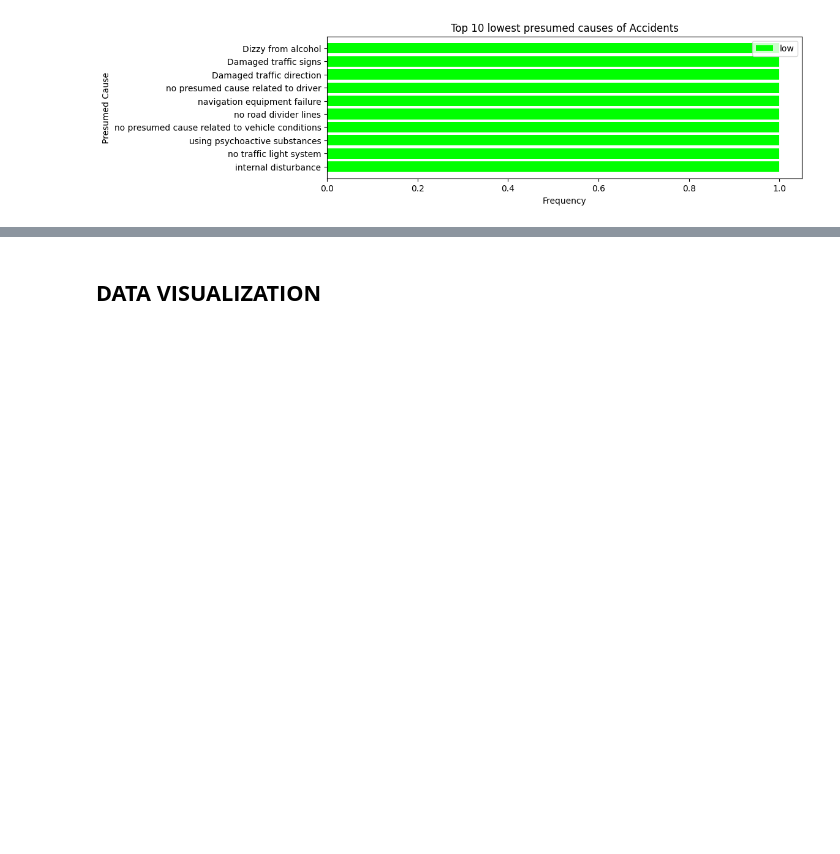
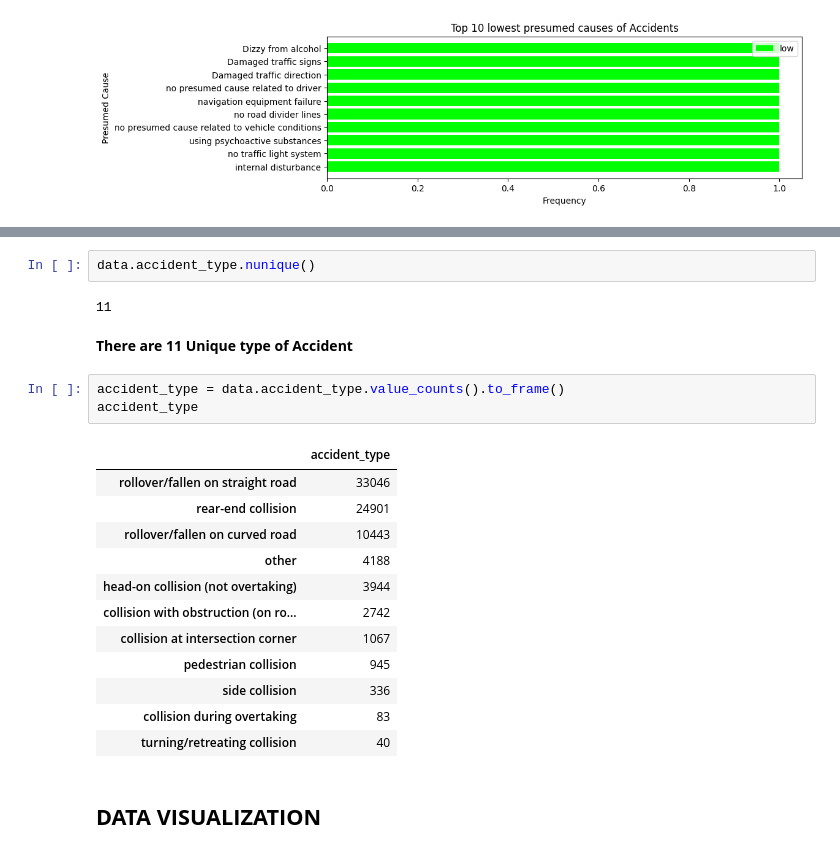
Before and after one commit to LegendSeyi/Thai_Road_Accident_Data_Analysis, a Jupyter notebook: Thai_Road_Accident_data_analysis.ipynb, the cells around one changed output, grey strips where cells are left out. Saved outputs shown, nothing was run; the diff lists cells and outputs as text; blank space fills up the shorter version.

```diff
--- a/Thai_Road_Accident_data_analysis.ipynb
+++ b/Thai_Road_Accident_data_analysis.ipynb
@@ -1328,3 +1335,25 @@ plt.show()
+# %%
+data.accident_type.nunique()
+# %% [output]
+11
+# %% [markdown]
+**There are 11 Unique type of Accident**
+# %%
+accident_type = data.accident_type.value_counts().to_frame()
+accident_type
+# %% [output]
+|  | accident_type |
+| rollover/fallen on straight road | 33046 |
+| rear-end collision | 24901 |
+| rollover/fallen on curved road | 10443 |
+| other | 4188 |
+| head-on collision (not overtaking) | 3944 |
+| collision with obstruction (on ro... | 2742 |
+| collision at intersection corner | 1067 |
+| pedestrian collision | 945 |
+| side collision | 336 |
+| collision during overtaking | 83 |
+| turning/retreating collision | 40 |
 # %% [markdown]
 ## **DATA VISUALIZATION**
 # %%
```
Also changed, not shown: parts of 1 cell of this notebook.
